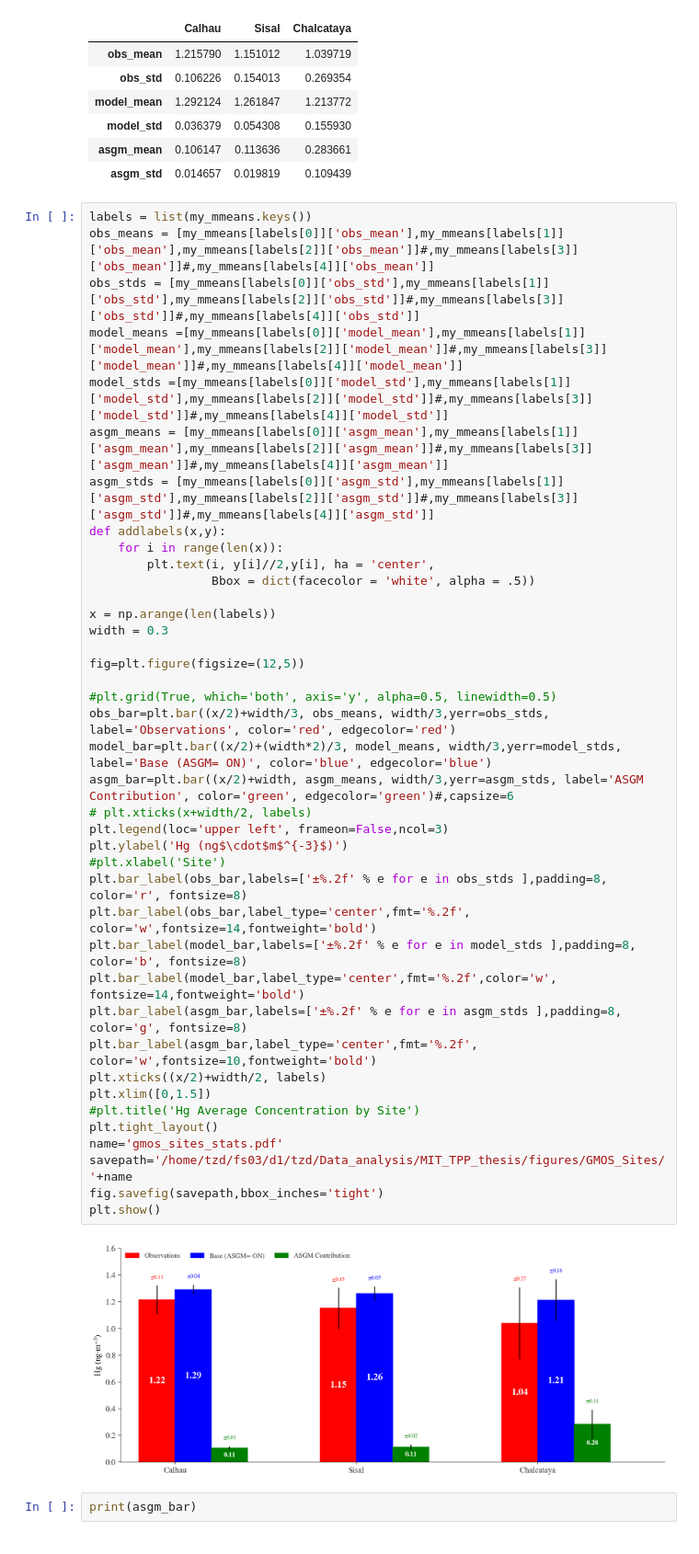
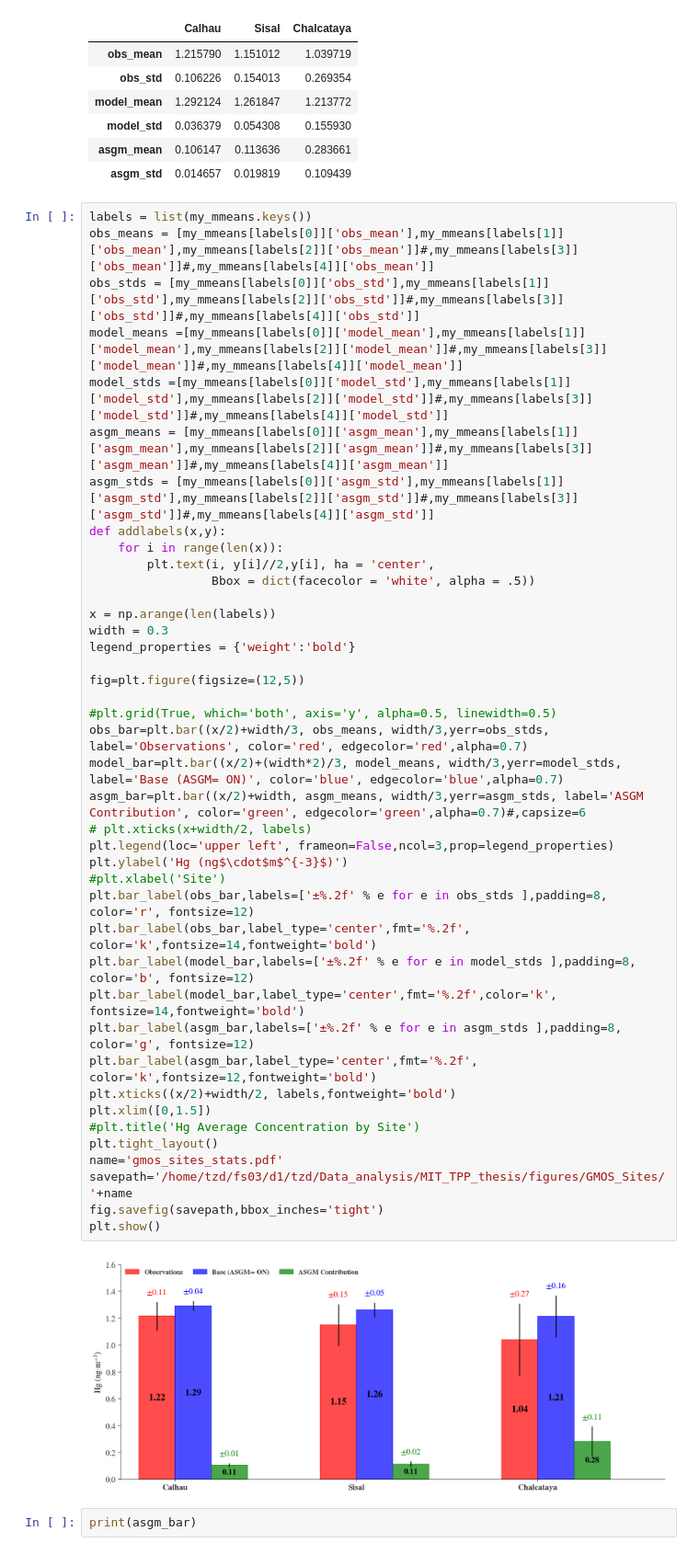
Before and after one commit to Shakes-tzd/MIT_TPP_thesis, a Jupyter notebook: JPnotebooks/LATAM GMOS Sites_Obs v Model.ipynb, the cells around one changed output. Shown at 92% size. Drawn from its saved outputs; the diff is of its cells as text.

```diff
--- a/JPnotebooks/LATAM GMOS Sites_Obs v Model.ipynb
+++ b/JPnotebooks/LATAM GMOS Sites_Obs v Model.ipynb
@@ -696,45 +696,46 @@ pd.DataFrame(my_mmeans)
 # %%
 labels = list(my_mmeans.keys())
 obs_means = [my_mmeans[labels[0]]['obs_mean'],my_mmeans[labels[1]]['obs_mean'],my_mmeans[labels[2]]['obs_mean']]#,my_mmeans[labels[3]]['obs_mean']]#,my_mmeans[labels[4]]['obs_mean']]
 obs_stds = [my_mmeans[labels[0]]['obs_std'],my_mmeans[labels[1]]['obs_std'],my_mmeans[labels[2]]['obs_std']]#,my_mmeans[labels[3]]['obs_std']]#,my_mmeans[labels[4]]['obs_std']]
 model_means =[my_mmeans[labels[0]]['model_mean'],my_mmeans[labels[1]]['model_mean'],my_mmeans[labels[2]]['model_mean']]#,my_mmeans[labels[3]]['model_mean']]#,my_mmeans[labels[4]]['model_mean']]
 model_stds =[my_mmeans[labels[0]]['model_std'],my_mmeans[labels[1]]['model_std'],my_mmeans[labels[2]]['model_std']]#,my_mmeans[labels[3]]['model_std']]#,my_mmeans[labels[4]]['model_std']]
 asgm_means = [my_mmeans[labels[0]]['asgm_mean'],my_mmeans[labels[1]]['asgm_mean'],my_mmeans[labels[2]]['asgm_mean']]#,my_mmeans[labels[3]]['asgm_mean']]#,my_mmeans[labels[4]]['asgm_mean']]
 asgm_stds = [my_mmeans[labels[0]]['asgm_std'],my_mmeans[labels[1]]['asgm_std'],my_mmeans[labels[2]]['asgm_std']]#,my_mmeans[labels[3]]['asgm_std']]#,my_mmeans[labels[4]]['asgm_std']]
 def addlabels(x,y):
     for i in range(len(x)):
         plt.text(i, y[i]//2,y[i], ha = 'center',
                  Bbox = dict(facecolor = 'white', alpha = .5))
 
 x = np.arange(len(labels))
 width = 0.3
+legend_properties = {'weight':'bold'}
 
 fig=plt.figure(figsize=(12,5))
 
 #plt.grid(True, which='both', axis='y', alpha=0.5, linewidth=0.5)
-obs_bar=plt.bar((x/2)+width/3, obs_means, width/3,yerr=obs_stds, label='Observations', color='red', edgecolor='red')
-model_bar=plt.bar((x/2)+(width*2)/3, model_means, width/3,yerr=model_stds, label='Base (ASGM= ON)', color='blue', edgecolor='blue')
-asgm_bar=plt.bar((x/2)+width, asgm_means, width/3,yerr=asgm_stds, label='ASGM Contribution', color='green', edgecolor='green')#,capsize=6
+obs_bar=plt.bar((x/2)+width/3, obs_means, width/3,yerr=obs_stds, label='Observations', color='red', edgecolor='red',alpha=0.7)
+model_bar=plt.bar((x/2)+(width*2)/3, model_means, width/3,yerr=model_stds, label='Base (ASGM= ON)', color='blue', edgecolor='blue',alpha=0.7)
+asgm_bar=plt.bar((x/2)+width, asgm_means, width/3,yerr=asgm_stds, label='ASGM Contribution', color='green', edgecolor='green',alpha=0.7)#,capsize=6
 # plt.xticks(x+width/2, labels)
-plt.legend(loc='upper left', frameon=False,ncol=3)
+plt.legend(loc='upper left', frameon=False,ncol=3,prop=legend_properties)
 plt.ylabel('Hg (ng$\cdot$m$^{-3}$)')
 #plt.xlabel('Site')
-plt.bar_label(obs_bar,labels=['±%.2f' % e for e in obs_stds ],padding=8, color='r', fontsize=8)
-plt.bar_label(obs_bar,label_type='center',fmt='%.2f', color='w',fontsize=14,fontweight='bold')
-plt.bar_label(model_bar,labels=['±%.2f' % e for e in model_stds ],padding=8, color='b', fontsize=8)
-plt.bar_label(model_bar,label_type='center',fmt='%.2f',color='w', fontsize=14,fontweight='bold')
-plt.bar_label(asgm_bar,labels=['±%.2f' % e for e in asgm_stds ],padding=8, color='g', fontsize=8)
-plt.bar_label(asgm_bar,label_type='center',fmt='%.2f', color='w',fontsize=10,fontweight='bold')
-plt.xticks((x/2)+width/2, labels)
+plt.bar_label(obs_bar,labels=['±%.2f' % e for e in obs_stds ],padding=8, color='r', fontsize=12)
+plt.bar_label(obs_bar,label_type='center',fmt='%.2f', color='k',fontsize=14,fontweight='bold')
+plt.bar_label(model_bar,labels=['±%.2f' % e for e in model_stds ],padding=8, color='b', fontsize=12)
+plt.bar_label(model_bar,label_type='center',fmt='%.2f',color='k', fontsize=14,fontweight='bold')
+plt.bar_label(asgm_bar,labels=['±%.2f' % e for e in asgm_stds ],padding=8, color='g', fontsize=12)
+plt.bar_label(asgm_bar,label_type='center',fmt='%.2f', color='k',fontsize=12,fontweight='bold')
+plt.xticks((x/2)+width/2, labels,fontweight='bold')
 plt.xlim([0,1.5])
 #plt.title('Hg Average Concentration by Site')
 plt.tight_layout()
 name='gmos_sites_stats.pdf'
 savepath='/home/tzd/fs03/d1/tzd/Data_analysis/MIT_TPP_thesis/figures/GMOS_Sites/'+name
 fig.savefig(savepath,bbox_inches='tight')
 plt.show()
 # %% [output]
-[figure, old version]
+[figure, new version]
 # %%
 print(asgm_bar)
 # %% [output]
```
Also changed, not shown: 1 other file.
